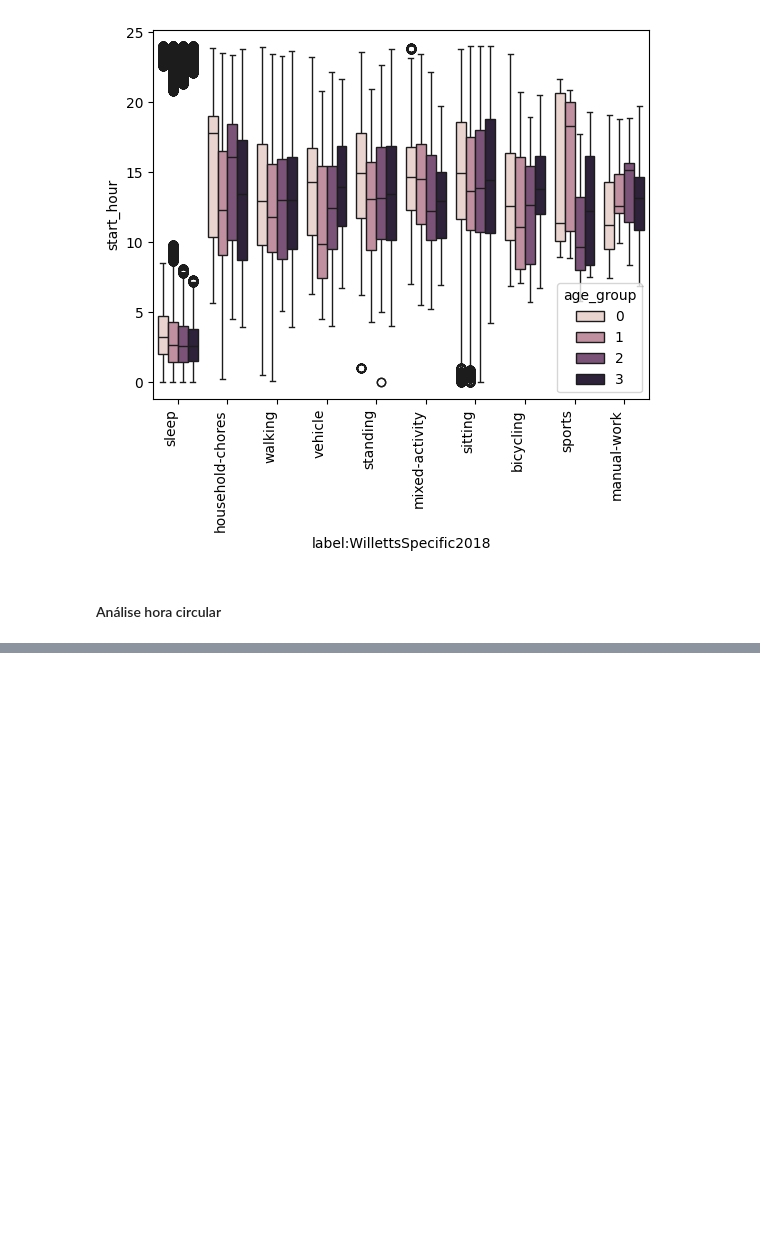
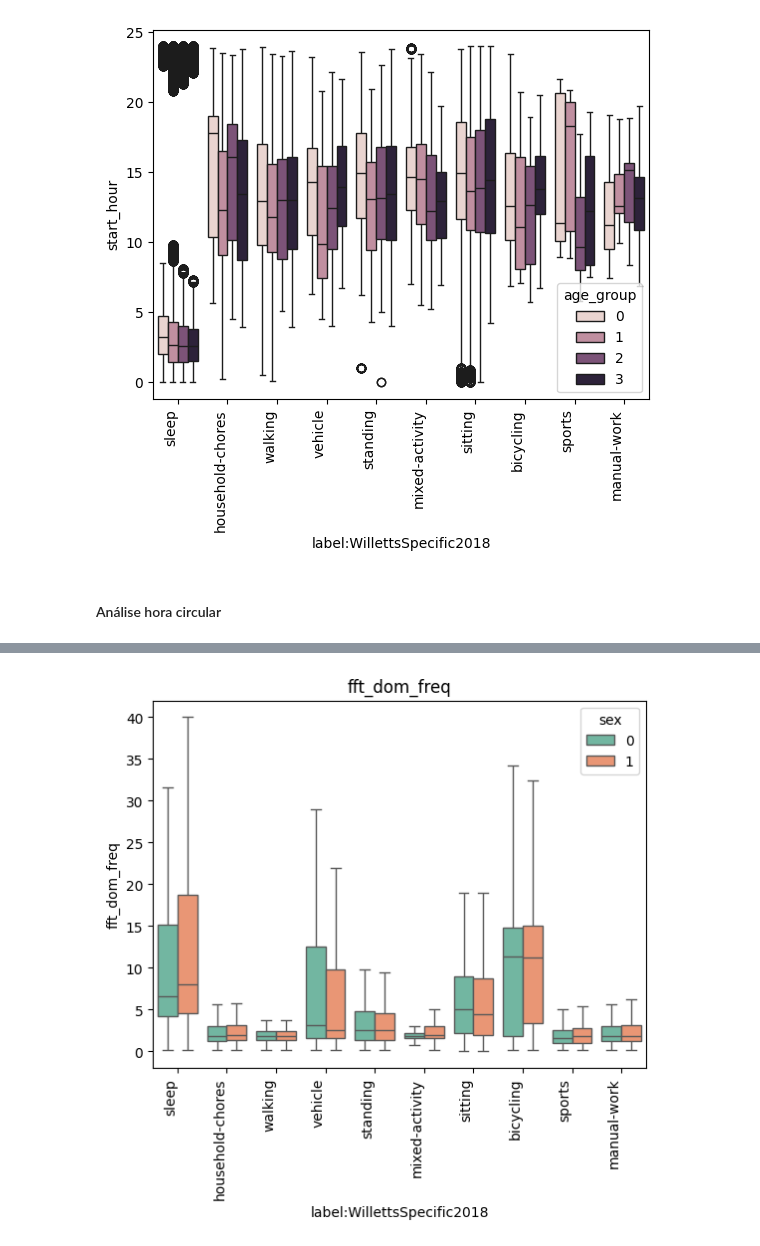
Before and after one commit to LianaBernat/wearable-project, a Jupyter notebook: notebooks/EDA - Liana.ipynb, the cells around one changed output, grey strips where cells are left out. Cells and saved outputs as stored; diff of their text form; code cells hidden in the pictures; blank space fills up the shorter version.

```diff
--- a/notebooks/EDA - Liana.ipynb
+++ b/notebooks/EDA - Liana.ipynb
@@ -255,0 +304,7 @@ plt.show()
+# %%
+ax = sns.boxplot(data=df_all, x="label:WillettsSpecific2018", y="fft_dom_freq", hue="sex", showfliers = False, palette='Set2')
+plt.title('fft_dom_freq')
+plt.xticks(rotation=90, ha='right')
+plt.show()
+# %% [output]
+[figure, added]
```
Also changed, not shown: parts of 14 cells of this notebook, 2 other files.
